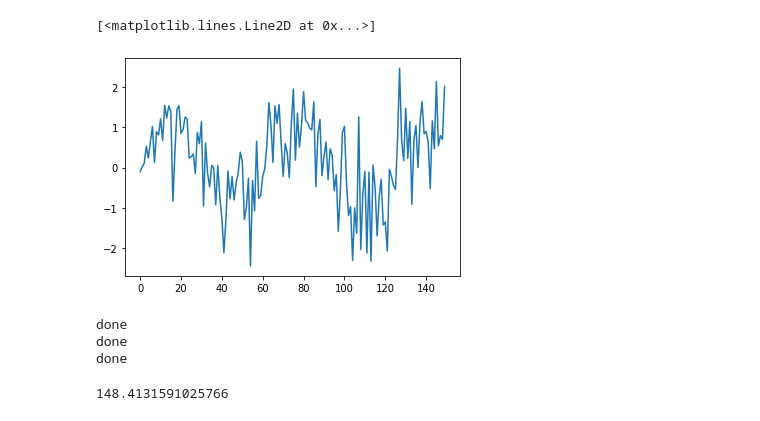
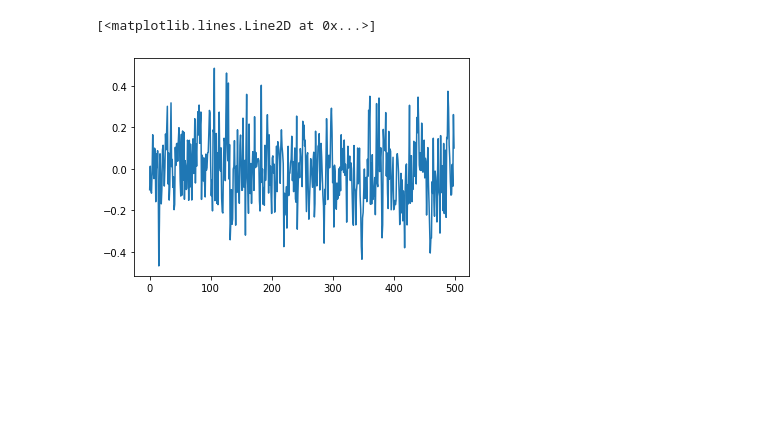
Before and after one commit to AdrienCorenflos/PFlow, a Jupyter notebook: TransportedPFExample.ipynb, the cells around one changed output. Cells and saved outputs as stored; diff of their text form; code cells hidden in the pictures; blank space fills up the shorter version.

```diff
--- a/TransportedPFExample.ipynb
+++ b/TransportedPFExample.ipynb
@@ -63,12 +57,18 @@ def generate_sine(dt, seed=42, observation_error=1):
+# %%
+def autoregressive(factor, noise, error, seed=42):
+    random.seed(seed)
+    x = random.gauss(0., 1.)
+    while True:
+        x = factor * x + noise * random.gauss(0., 1.)
+        yield x + error * random.gauss(0., 1.)
 # %%
-dt = 0.1
-K = 150
+K = 500
 
-sine_gen = generate_sine(dt, 42, 0.7)
-sine = [[next(sine_gen)[0]] for _ in range(K)]
-observations = np.asanyarray(sine)
+autoregressive_gen = autoregressive(0.5, 0.1, 0.1)
+ar = [[next(autoregressive_gen)] for _ in range(K)]
+observations = np.asanyarray(ar).astype(np.float32)
 plt.plot(observations)
 # %% [output]
 [<matplotlib.lines.Line2D at 0x...>]
-[figure, old version]
+[figure, new version]
 # %%
@@ -125,15 +115,0 @@ dt_tensor = torch.tensor(dt, requires_grad=False)
-# %%
-
-res_0_1 = run_pf(flat, log_sigma, dt_tensor, 0.25, n=100, scaling=0.75, min_neff=0.5, reach=2.)
-print('done')
-res_1_0 = run_pf(flat, log_sigma, dt_tensor, 1., n=100, scaling=0.75, min_neff=0.5, reach=2.)
-print('done')
-# res_learnt = run_pf(flat, log_sigma, dt_tensor, None, reweighting_method=LearnBest(0.1, {'scaling': 0.5, 'reach': 5.}, {'lr': 1.}, n_steps=10), n=100, min_neff=0.5)
-# print('done')
-res_systematic = run_pf(flat, log_sigma, dt_tensor, 0., n=100, min_neff=0.5)
-print('done')
-res_no_resampling = run_pf(flat, log_sigma, dt_tensor, None, reweighting_method=NoResampling(), n=100)
-# %% [output]
-done
-done
-done
@@ -144,4 +115,0 @@ epsilons = [0.5, 0.75, 1.]
-# %%
-np.exp(5)
-# %% [output]
-148.4131591025766
```
Also changed, not shown: parts of 29 cells of this notebook, 2 other files.
